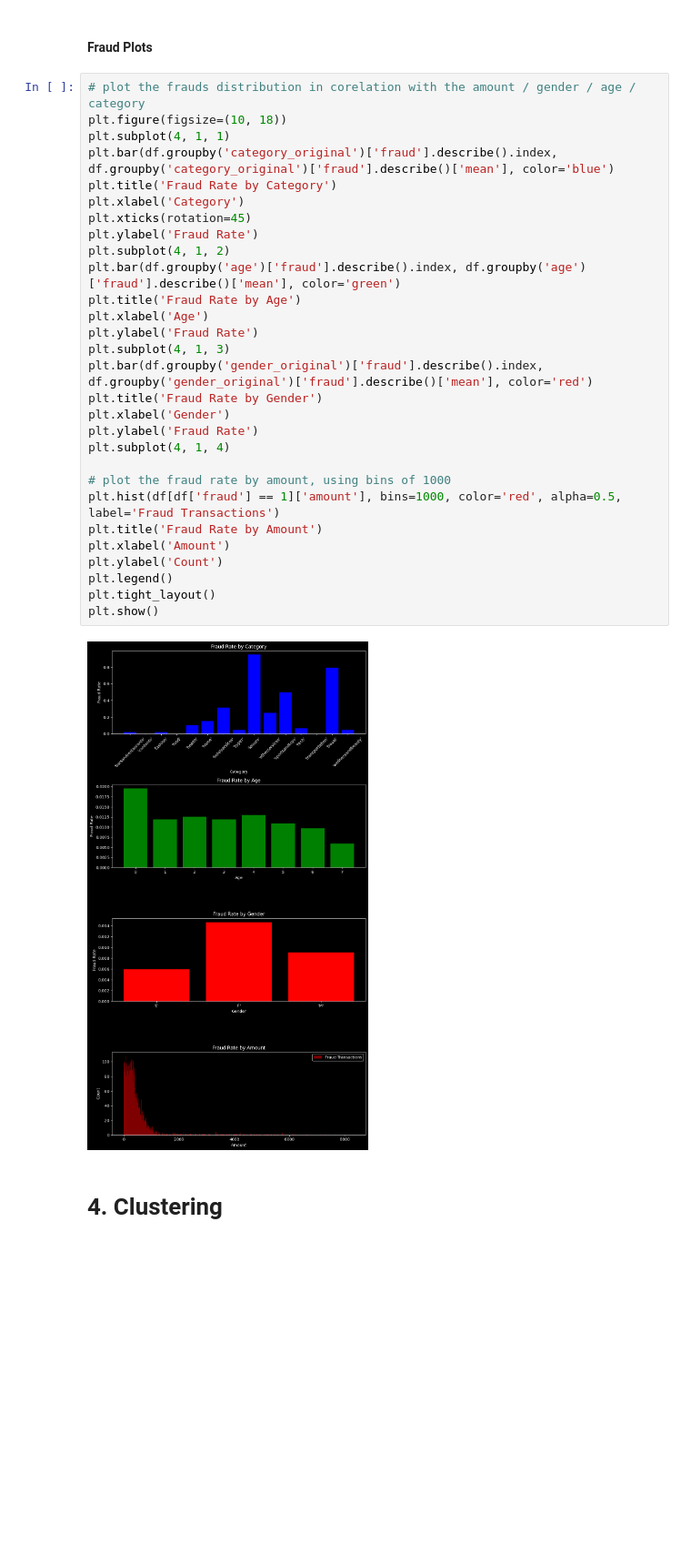
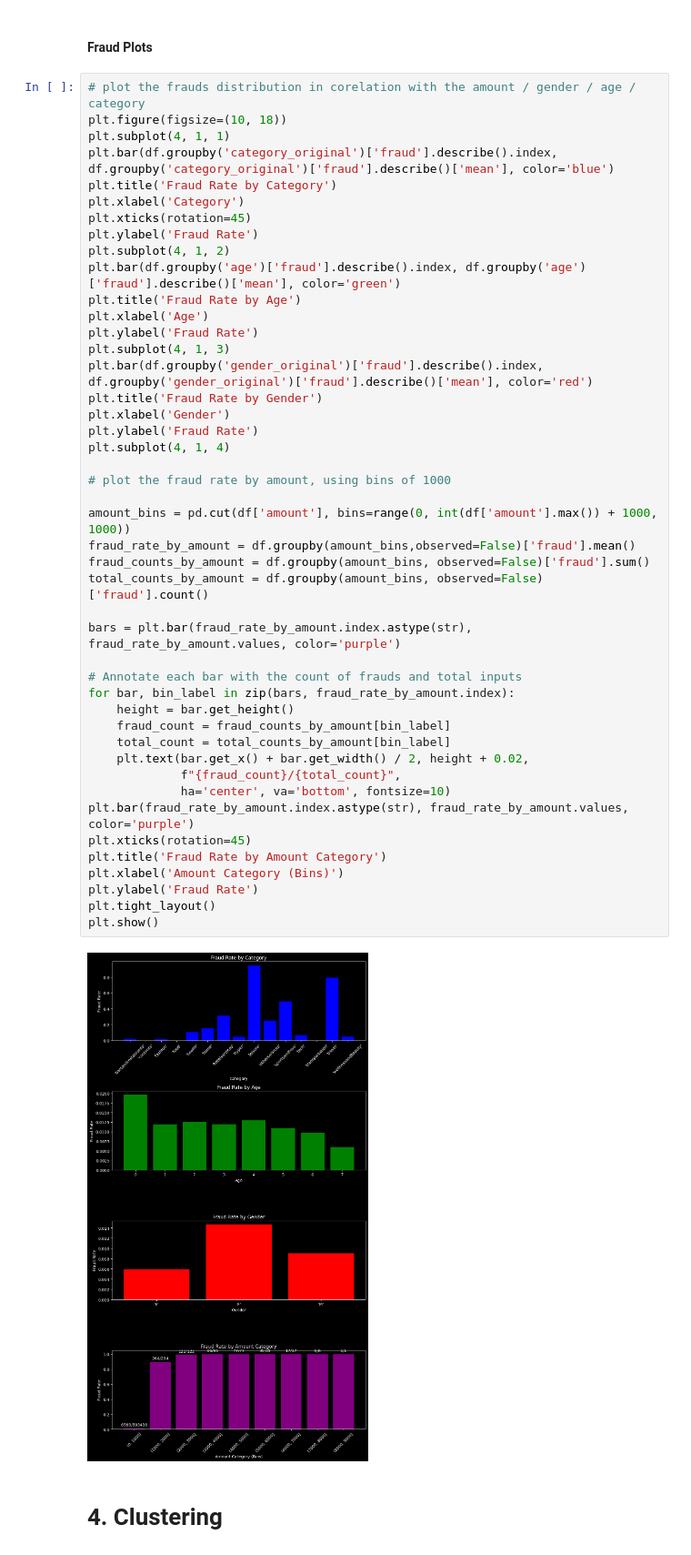
Before and after one commit to koutsompinask/MSC, a Jupyter notebook: semester B/Python/assignment/clustering.ipynb, the cells around one changed output. Shown at 91% size. Cells and saved outputs as stored; diff of their text form; blank space fills up the shorter version.

```diff
--- a/semester B/Python/assignment/clustering.ipynb
+++ b/semester B/Python/assignment/clustering.ipynb
@@ -191,34 +188,50 @@ plt.show()
 # %%
 # plot the frauds distribution in corelation with the amount / gender / age / category
 plt.figure(figsize=(10, 18))
 plt.subplot(4, 1, 1)
 plt.bar(df.groupby('category_original')['fraud'].describe().index, df.groupby('category_original')['fraud'].describe()['mean'], color='blue')
 plt.title('Fraud Rate by Category')
 plt.xlabel('Category')
 plt.xticks(rotation=45)
 plt.ylabel('Fraud Rate')
 plt.subplot(4, 1, 2)
 plt.bar(df.groupby('age')['fraud'].describe().index, df.groupby('age')['fraud'].describe()['mean'], color='green')
 plt.title('Fraud Rate by Age')
 plt.xlabel('Age')
 plt.ylabel('Fraud Rate')
 plt.subplot(4, 1, 3)
 plt.bar(df.groupby('gender_original')['fraud'].describe().index, df.groupby('gender_original')['fraud'].describe()['mean'], color='red')
 plt.title('Fraud Rate by Gender')
 plt.xlabel('Gender')
 plt.ylabel('Fraud Rate')
 plt.subplot(4, 1, 4)
 
 # plot the fraud rate by amount, using bins of 1000
-plt.hist(df[df['fraud'] == 1]['amount'], bins=1000, color='red', alpha=0.5, label='Fraud Transactions')
-plt.title('Fraud Rate by Amount')
-plt.xlabel('Amount')
-plt.ylabel('Count')
-plt.legend()
+
+amount_bins = pd.cut(df['amount'], bins=range(0, int(df['amount'].max()) + 1000, 1000))
+fraud_rate_by_amount = df.groupby(amount_bins,observed=False)['fraud'].mean()
+fraud_counts_by_amount = df.groupby(amount_bins, observed=False)['fraud'].sum()
+total_counts_by_amount = df.groupby(amount_bins, observed=False)['fraud'].count()
+
+bars = plt.bar(fraud_rate_by_amount.index.astype(str), fraud_rate_by_amount.values, color='purple')
+
+# Annotate each bar with the count of frauds and total inputs
+for bar, bin_label in zip(bars, fraud_rate_by_amount.index):
+    height = bar.get_height()
+    fraud_count = fraud_counts_by_amount[bin_label]
+    total_count = total_counts_by_amount[bin_label]
+    plt.text(bar.get_x() + bar.get_width() / 2, height + 0.02,
+             f"{fraud_count}/{total_count}",
+             ha='center', va='bottom', fontsize=10)
+plt.bar(fraud_rate_by_amount.index.astype(str), fraud_rate_by_amount.values, color='purple')
+plt.xticks(rotation=45)
+plt.title('Fraud Rate by Amount Category')
+plt.xlabel('Amount Category (Bins)')
+plt.ylabel('Fraud Rate')
 plt.tight_layout()
 plt.show()
 # %% [output]
-[figure, old version]
+[figure, new version]
 # %% [markdown]
 # 4. Clustering
 # %%
```
Also changed, not shown: parts of 9 cells of this notebook, 3 other files.
